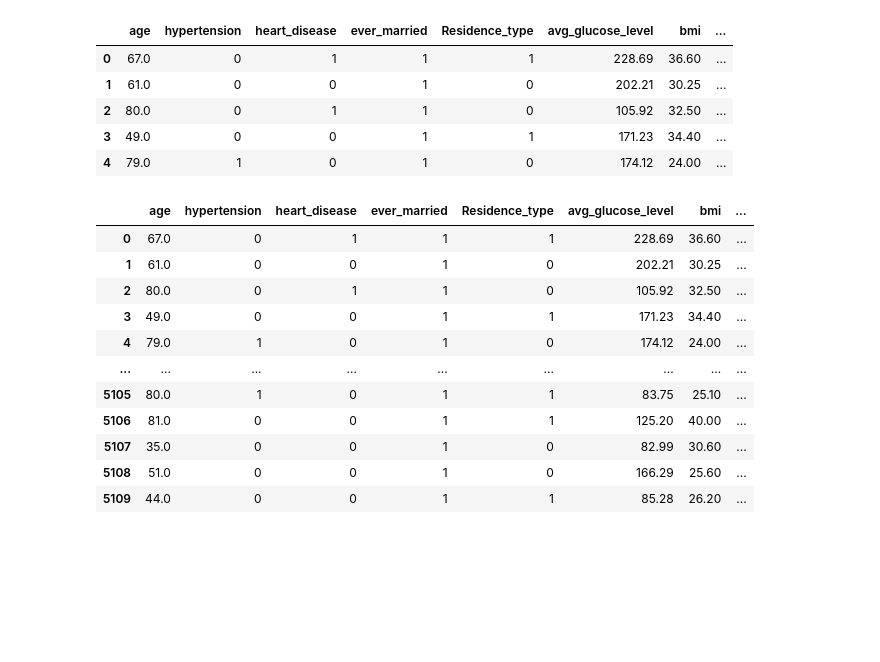
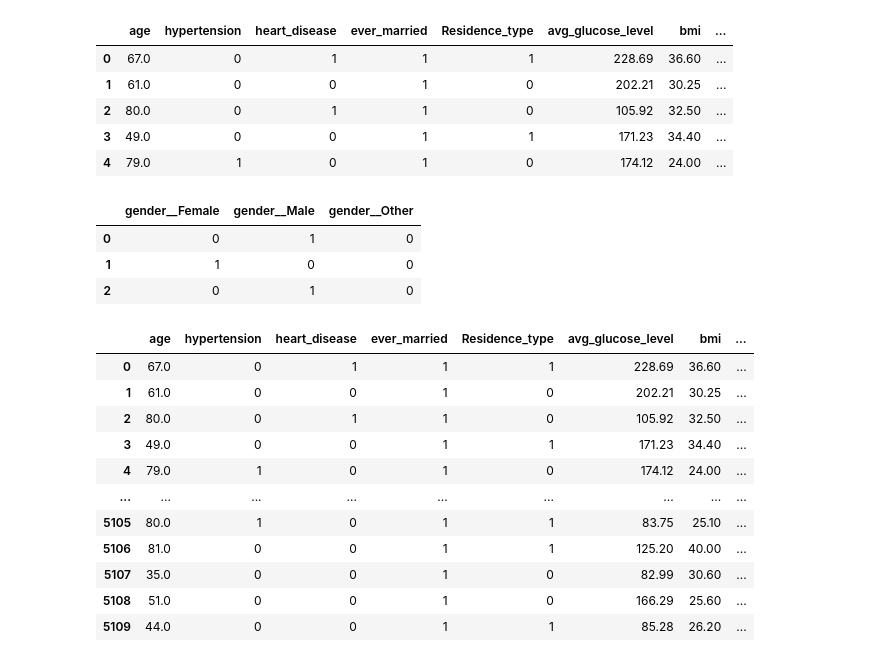
Before and after one commit to Purefekt/Predicting-Stroke-using-Various-Classification-Methods, a Jupyter notebook: [2]data_cleaning.ipynb, the cells around one changed output. Cells and saved outputs as stored; diff of their text form; code cells hidden in the pictures; blank space fills up the shorter version.

```diff
--- a/[2]data_cleaning.ipynb
+++ b/[2]data_cleaning.ipynb
@@ -275,6 +251,14 @@ data.head()
 data = pd.concat([data, data_gender], axis=1)
 data = pd.concat([data, data_work_type], axis=1)
 data = pd.concat([data, data_smoking_status], axis=1)
+# %%
+# Show the categorical features after encoding
+data[['gender__Female', 'gender__Male', 'gender__Other']].head(3)
+# %% [output]
+|  | gender__Female | gender__Male | gender__Other |
+| 0 | 0 | 1 | 0 |
+| 1 | 1 | 0 | 0 |
+| 2 | 0 | 1 | 0 |
 # %%
 # show data (this contains no categorical features)
 data
```
Also changed, not shown: parts of 19 cells of this notebook, 5 other files.
